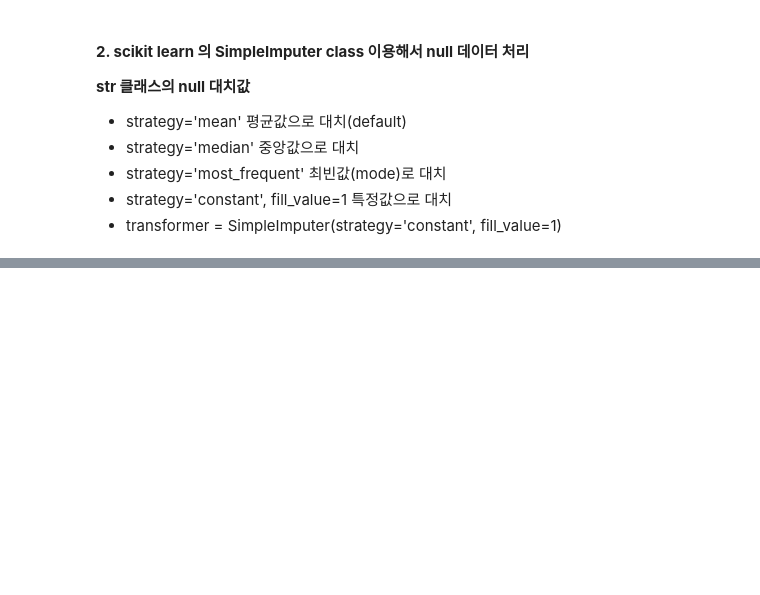
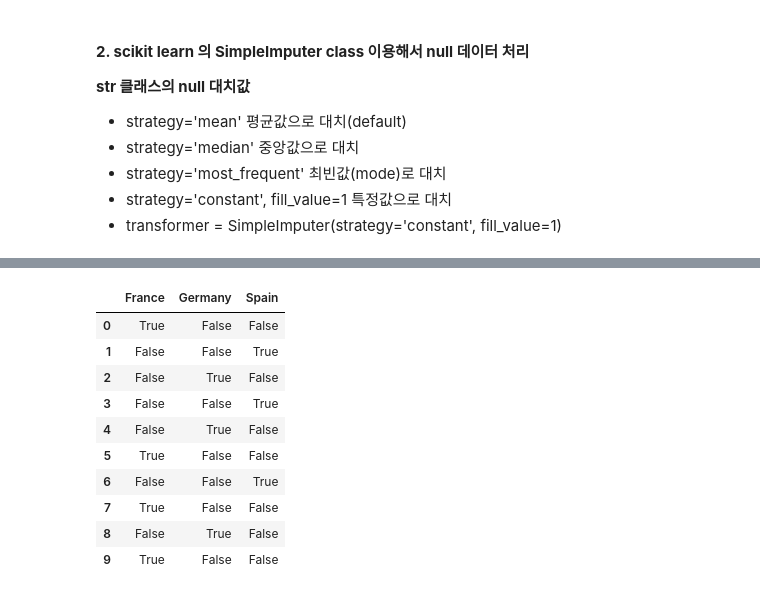
Before and after one commit to ahnjj/AI, a Jupyter notebook: ml/1.Preprocessing.ipynb, the cells around one changed output, grey strips where cells are left out. Cells and saved outputs as stored; diff of their text form; code cells hidden in the pictures; blank space fills up the shorter version.

```diff
--- a/ml/1.Preprocessing.ipynb
+++ b/ml/1.Preprocessing.ipynb
@@ -159,0 +475,17 @@ df_new
+# %%
+import pandas as pd
+
+pd.get_dummies(df1.iloc[:, 0])
+# true / false (1,0) 원핫인코딩해줌
+# %% [output]
+|  | France | Germany | Spain |
+| 0 | True | False | False |
+| 1 | False | False | True |
+| 2 | False | True | False |
+| 3 | False | False | True |
+| 4 | False | True | False |
+| 5 | True | False | False |
+| 6 | False | False | True |
+| 7 | True | False | False |
+| 8 | False | True | False |
+| 9 | True | False | False |
```
Also changed, not shown: parts of 31 cells of this notebook.
